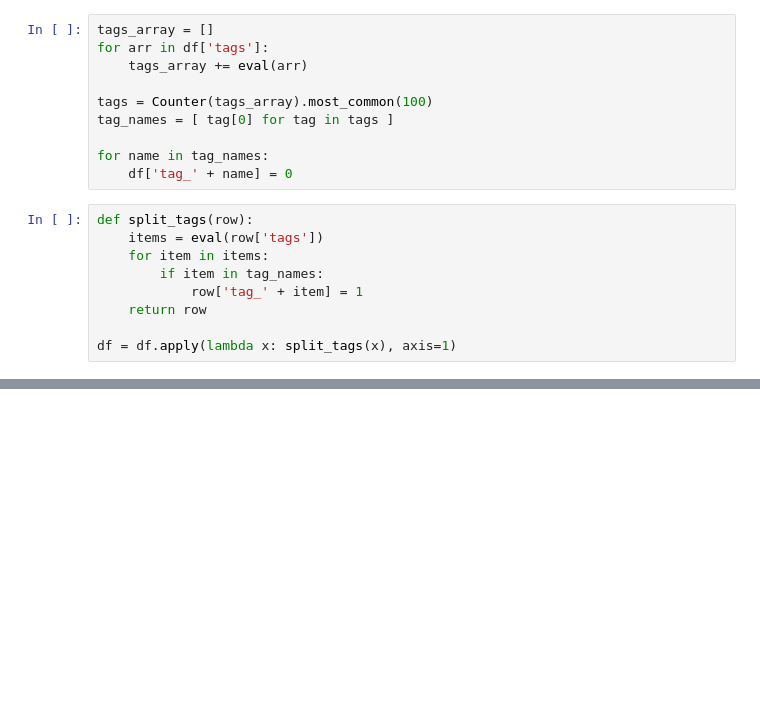
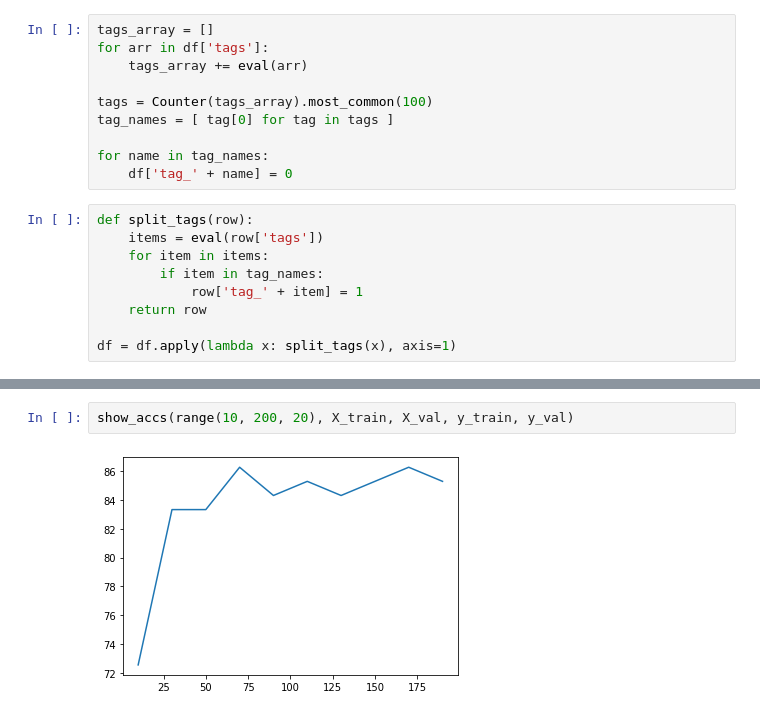
Before and after one commit to xbexbex/idas, a Jupyter notebook: week4/exercises.ipynb, the cells around one changed output, grey strips where cells are left out. Drawn from its saved outputs; the diff is of its cells as text; blank space fills up the shorter version.

```diff
--- a/week4/exercises.ipynb
+++ b/week4/exercises.ipynb
@@ -86,0 +258,4 @@ coeffs
+# %%
+show_accs(range(10, 200, 20), X_train, X_val, y_train, y_val)
+# %% [output]
+[figure, added]
```
Also changed, not shown: parts of 44 cells of this notebook, 3 other files.
